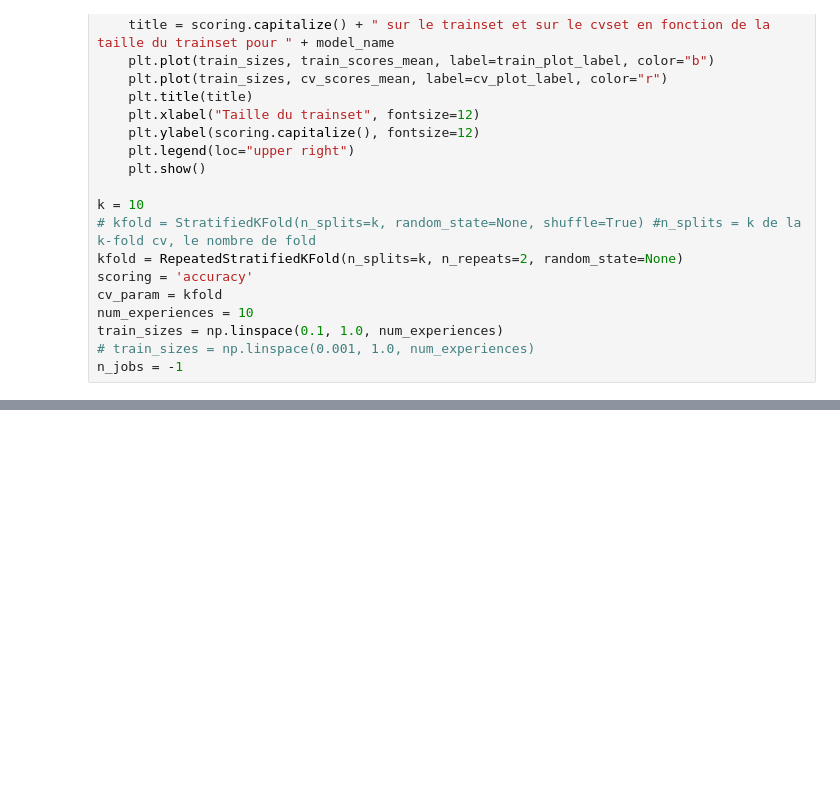
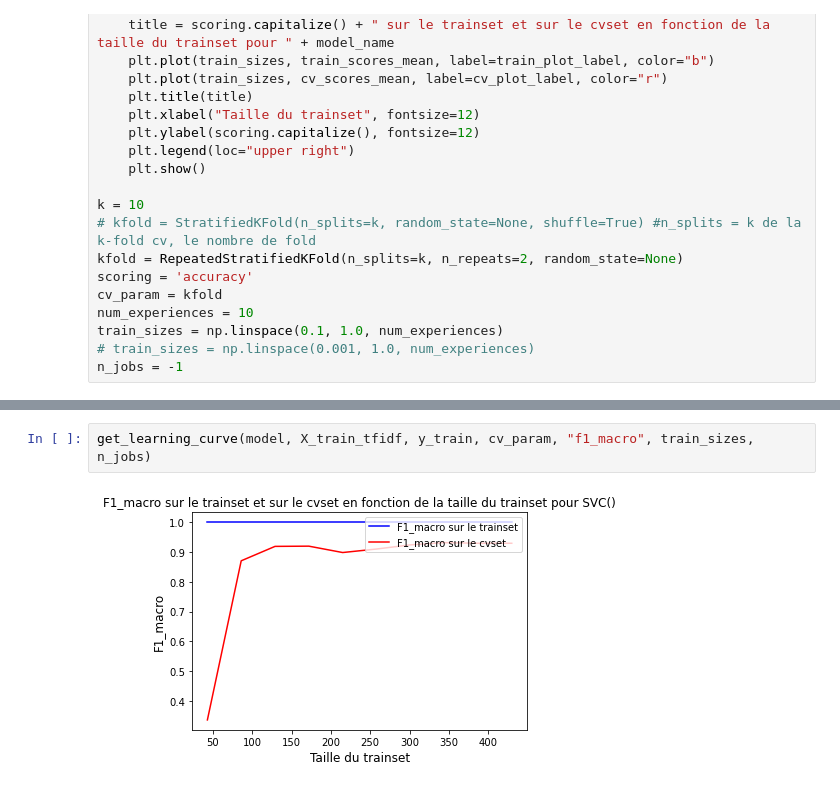
Before and after one commit to lolodino77/classification_texte_articles, a Jupyter notebook: sources/tfidf/2_model_selection.ipynb, the cells around one changed output, grey strips where cells are left out. Drawn from its saved outputs; the diff is of its cells as text; blank space fills up the shorter version.

```diff
--- a/sources/tfidf/2_model_selection.ipynb
+++ b/sources/tfidf/2_model_selection.ipynb
@@ -191,3 +179,7 @@ get_learning_curve(model, X_train_tfidf, y_train, cv_param, "f1", train_sizes, n
+# %%
+get_learning_curve(model, X_train_tfidf, y_train, cv_param, "f1_macro", train_sizes, n_jobs)
+# %% [output]
+[figure, added]
 # %%
 get_learning_curve(model, X_train_tfidf, y_train, cv_param, "precision", train_sizes, n_jobs)
 # %% [output]
```
Also changed, not shown: parts of 8 cells of this notebook, 15 other files.
